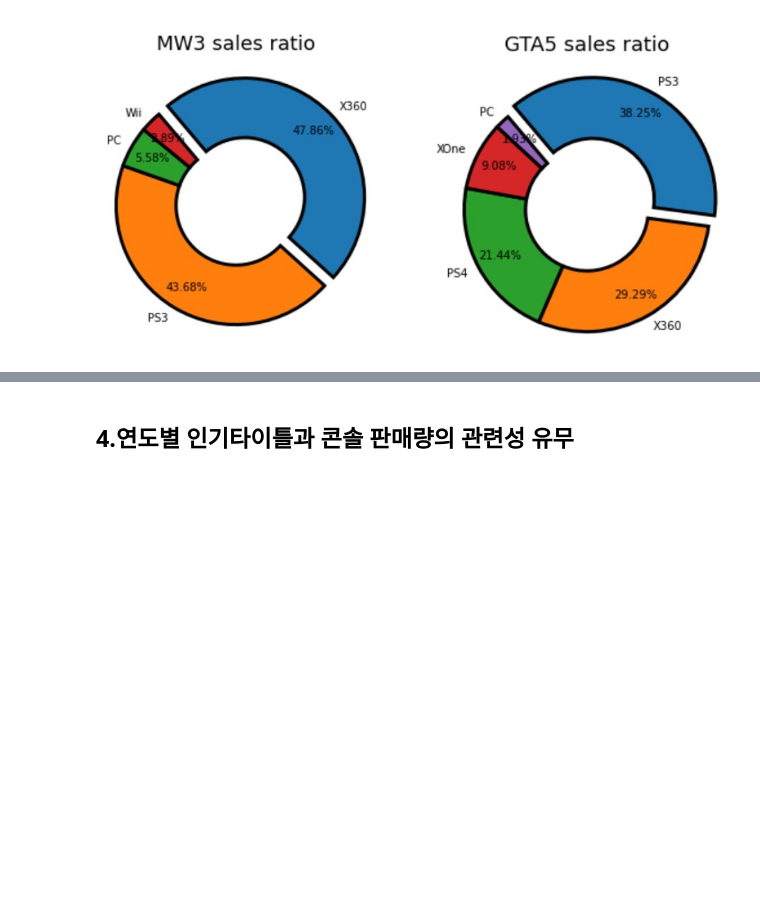
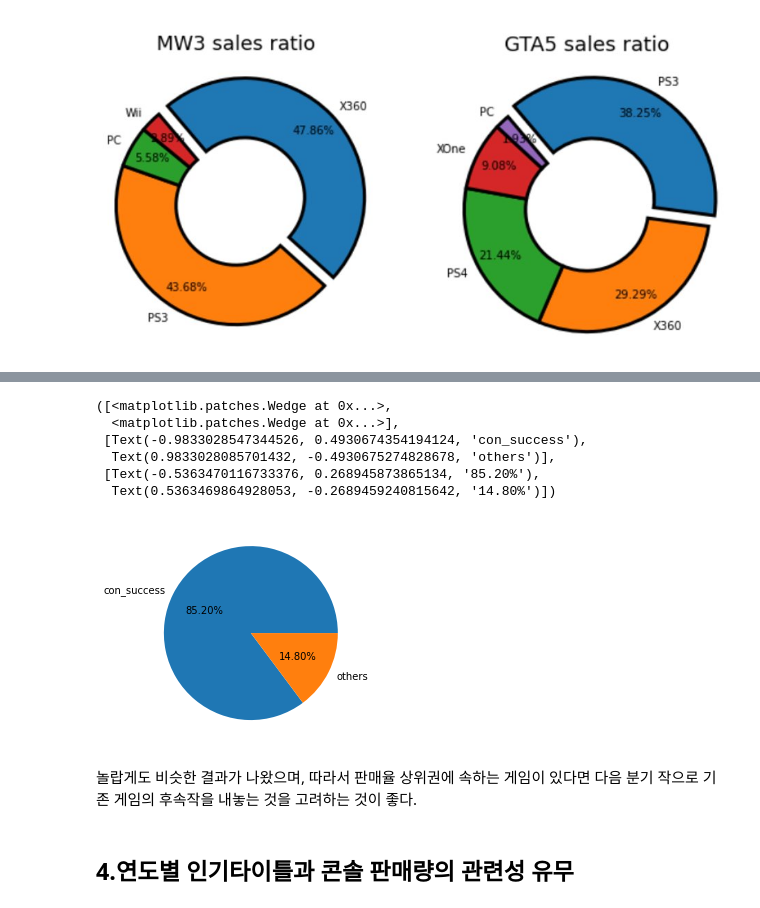
Before and after one commit to sbtmsk/project1, a Jupyter notebook: project1.ipynb, the cells around one changed output, grey strips where cells are left out. Cells and saved outputs as stored; diff of their text form; code cells hidden in the pictures; blank space fills up the shorter version.

```diff
--- a/project1.ipynb
+++ b/project1.ipynb
@@ -667,3 +750,19 @@ plt.show()
+# %%
+succ = 561-83
+fail = 83
+ratio = [succ,fail]
+labels = ['con_success','others']
+plt.pie(ratio, labels=labels,autopct='%.2f%%')
+# %% [output]
+([<matplotlib.patches.Wedge at 0x...>,
+  <matplotlib.patches.Wedge at 0x...>],
+ [Text(-0.9833028547344526, 0.4930674354194124, 'con_success'),
+  Text(0.9833028085701432, -0.4930675274828678, 'others')],
+ [Text(-0.5363470116733376, 0.268945873865134, '85.20%'),
+  Text(0.5363469864928053, -0.2689459240815642, '14.80%')])
+[figure, added]
+# %% [markdown]
+놀랍게도 비슷한 결과가 나왔으며, 따라서 판매율 상위권에 속하는 게임이 있다면 다음 분기 작으로 기존 게임의 후속작을 내놓는 것을 고려하는 것이 좋다.
 # %% [markdown]
 ## **4.연도별 인기타이틀과 콘솔 판매량의 관련성 유무**
 # %% [markdown]
```
Also changed, not shown: parts of 19 cells of this notebook.
